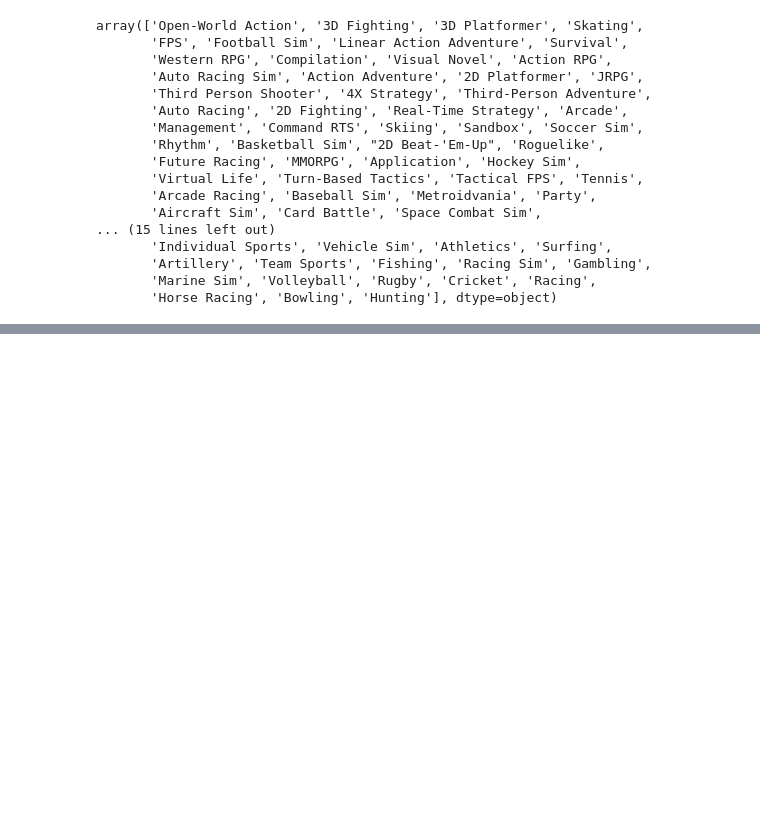
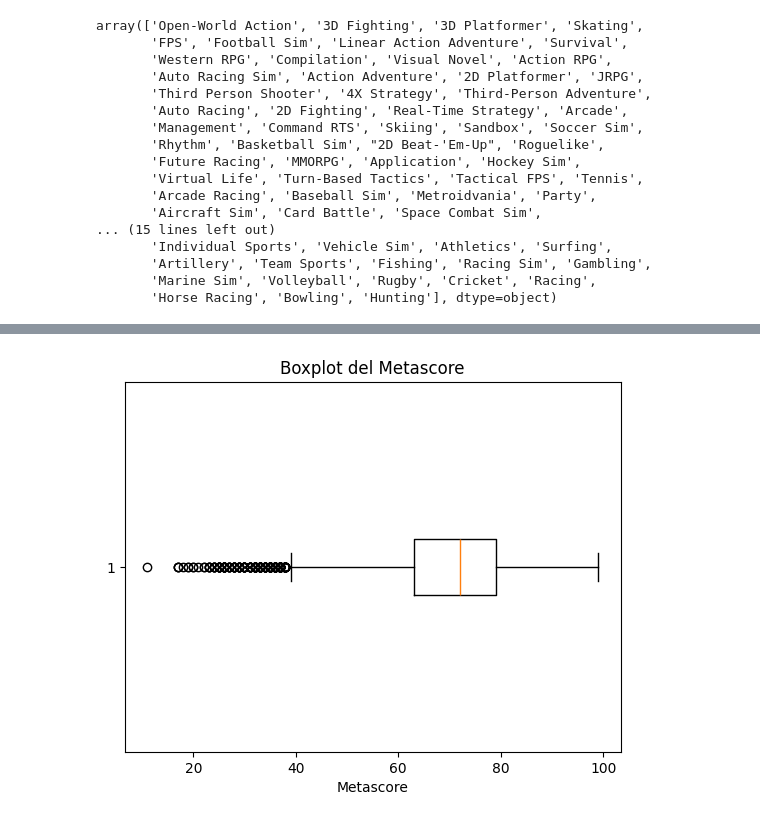
Before and after one commit to danmascarilla/Project_EDA, a Jupyter notebook: src/notebooks/pruebas.ipynb, the cells around one changed output, grey strips where cells are left out. Drawn from its saved outputs; the diff is of its cells as text; code cells hidden in the pictures; blank space fills up the shorter version.

```diff
--- a/src/notebooks/pruebas.ipynb
+++ b/src/notebooks/pruebas.ipynb
@@ -227,0 +261,8 @@ array(['Open-World Action', '3D Fighting', '3D Platformer', 'Skating',
+# %%
+plt.figure()
+plt.boxplot(df_meta['metascore'].dropna(), vert=False)
+plt.xlabel('Metascore')
+plt.title('Boxplot del Metascore')
+plt.show()
+# %% [output]
+[figure, added]
```
Also changed, not shown: parts of 7 cells of this notebook.
